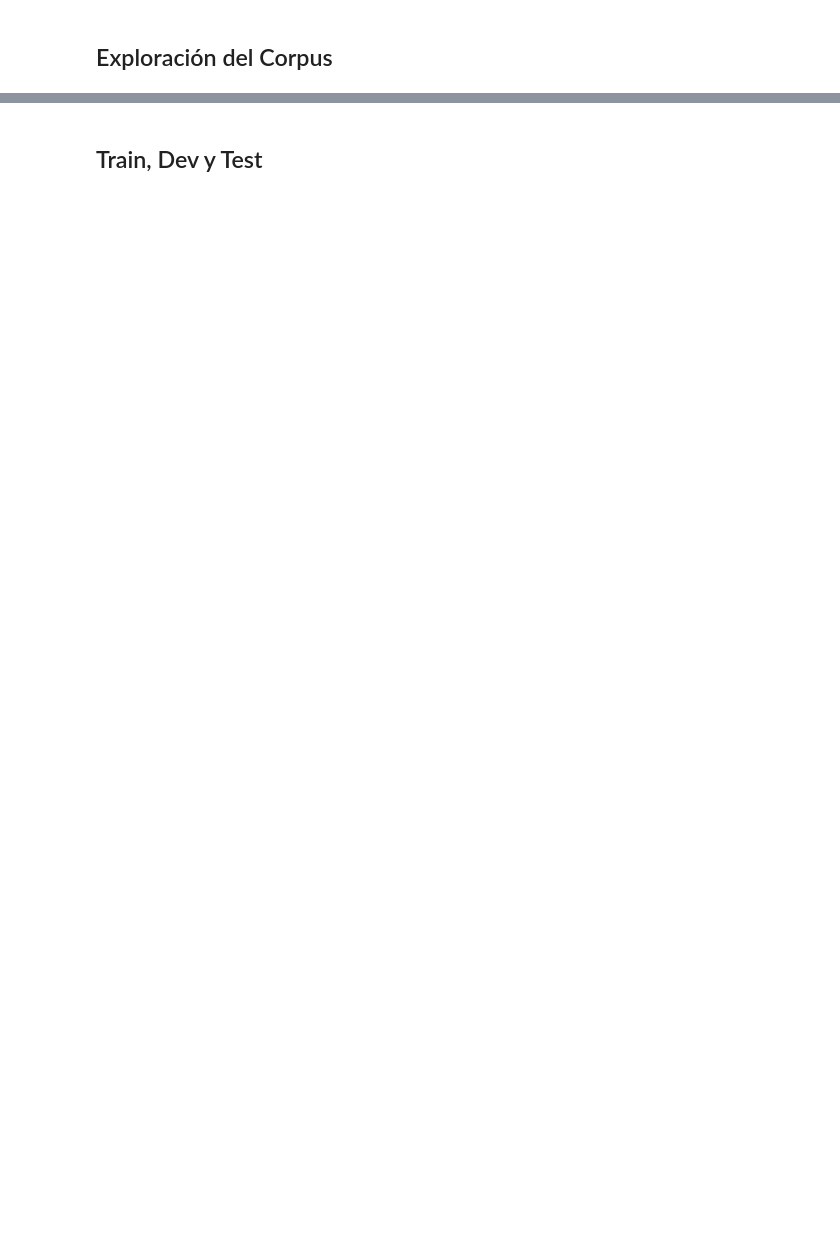
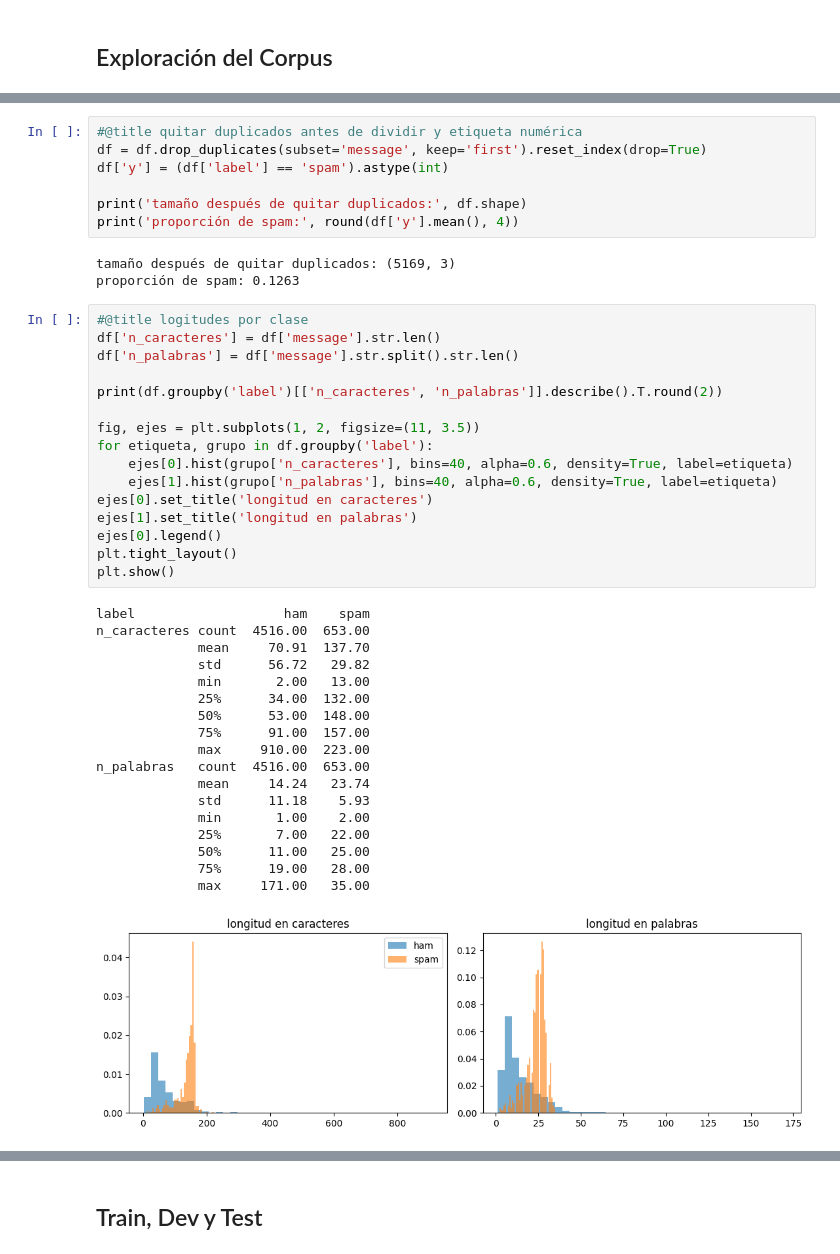
Before and after one commit to kao05/SpamAnalysis-TextMining, a Jupyter notebook: Project.ipynb, the cells around one changed output, grey strips where cells are left out. Cells and saved outputs as stored; diff of their text form; blank space fills up the shorter version.

```diff
--- a/Project.ipynb
+++ b/Project.ipynb
@@ -38,0 +76,45 @@ df.shape
+# %%
+#@title quitar duplicados antes de dividir y etiqueta numérica
+df = df.drop_duplicates(subset='message', keep='first').reset_index(drop=True)
+df['y'] = (df['label'] == 'spam').astype(int)
+
+print('tamaño después de quitar duplicados:', df.shape)
+print('proporción de spam:', round(df['y'].mean(), 4))
+# %% [output]
+tamaño después de quitar duplicados: (5169, 3)
+proporción de spam: 0.1263
+# %%
+#@title logitudes por clase
+df['n_caracteres'] = df['message'].str.len()
+df['n_palabras'] = df['message'].str.split().str.len()
+
+print(df.groupby('label')[['n_caracteres', 'n_palabras']].describe().T.round(2))
+
+fig, ejes = plt.subplots(1, 2, figsize=(11, 3.5))
+for etiqueta, grupo in df.groupby('label'):
+    ejes[0].hist(grupo['n_caracteres'], bins=40, alpha=0.6, density=True, label=etiqueta)
+    ejes[1].hist(grupo['n_palabras'], bins=40, alpha=0.6, density=True, label=etiqueta)
+ejes[0].set_title('longitud en caracteres')
+ejes[1].set_title('longitud en palabras')
+ejes[0].legend()
+plt.tight_layout()
+plt.show()
+# %% [output]
+label                   ham    spam
+n_caracteres count  4516.00  653.00
+             mean     70.91  137.70
+             std      56.72   29.82
+             min       2.00   13.00
+             25%      34.00  132.00
+             50%      53.00  148.00
+             75%      91.00  157.00
+             max     910.00  223.00
+n_palabras   count  4516.00  653.00
+             mean     14.24   23.74
+             std      11.18    5.93
+             min       1.00    2.00
+             25%       7.00   22.00
+             50%      11.00   25.00
+             75%      19.00   28.00
+             max     171.00   35.00
+[figure, added]
```
Also changed, not shown: parts of 13 cells of this notebook.
